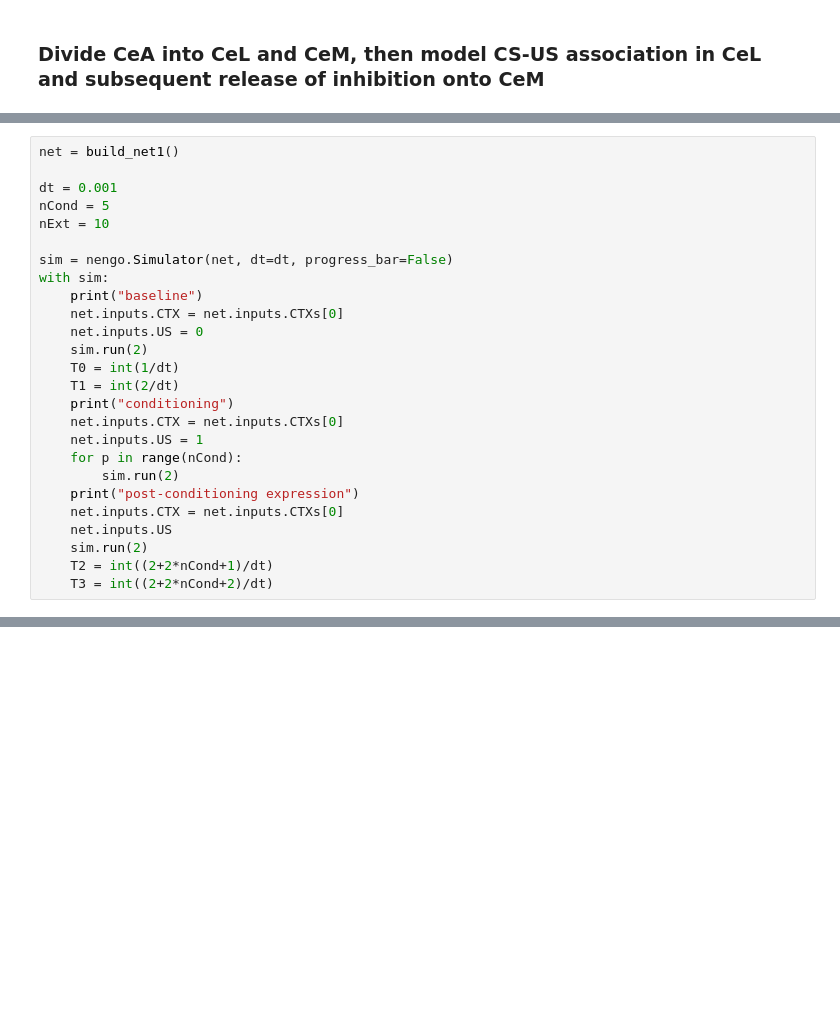
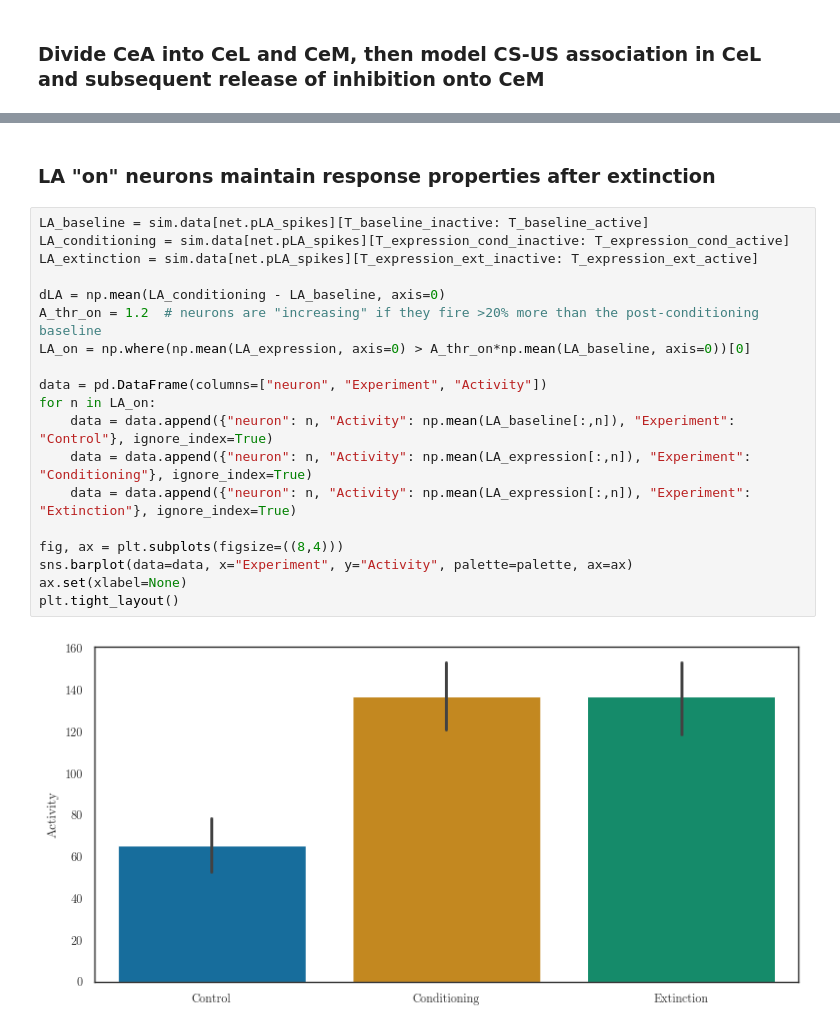
Before and after one commit to psipeter/amygdala, a Jupyter notebook: model2.ipynb, the cells around one changed output, grey strips where cells are left out. Drawn from its saved outputs; the diff is of its cells as text; blank space fills up the shorter version.

```diff
--- a/model2.ipynb
+++ b/model2.ipynb
@@ -614,26 +80,0 @@ plt.tight_layout()
-# %%
-net = build_net1()
-
-dt = 0.001
-nCond = 5
-nExt = 10
-
-sim = nengo.Simulator(net, dt=dt, progress_bar=False)
-with sim:
-    print("baseline")
-    net.inputs.CTX = net.inputs.CTXs[0]
-    net.inputs.US = 0
-    sim.run(2)
-    T0 = int(1/dt)
-    T1 = int(2/dt)
-    print("conditioning")
-    net.inputs.CTX = net.inputs.CTXs[0]
-    net.inputs.US = 1
-    for p in range(nCond):
-        sim.run(2)
-    print("post-conditioning expression")
-    net.inputs.CTX = net.inputs.CTXs[0]
-    net.inputs.US
-    sim.run(2)
-    T2 = int((2+2*nCond+1)/dt)
-    T3 = int((2+2*nCond+2)/dt)
@@ -692,0 +371,23 @@ plt.tight_layout()
+# %% [markdown]
+### LA "on" neurons maintain response properties after extinction
+# %%
+LA_baseline = sim.data[net.pLA_spikes][T_baseline_inactive: T_baseline_active]
+LA_conditioning = sim.data[net.pLA_spikes][T_expression_cond_inactive: T_expression_cond_active]
+LA_extinction = sim.data[net.pLA_spikes][T_expression_ext_inactive: T_expression_ext_active]
+
+dLA = np.mean(LA_conditioning - LA_baseline, axis=0)
+A_thr_on = 1.2  # neurons are "increasing" if they fire >20% more than the post-conditioning baseline
+LA_on = np.where(np.mean(LA_expression, axis=0) > A_thr_on*np.mean(LA_baseline, axis=0))[0]
+
+data = pd.DataFrame(columns=["neuron", "Experiment", "Activity"])
+for n in LA_on:
+    data = data.append({"neuron": n, "Activity": np.mean(LA_baseline[:,n]), "Experiment": "Control"}, ignore_index=True)
+    data = data.append({"neuron": n, "Activity": np.mean(LA_expression[:,n]), "Experiment": "Conditioning"}, ignore_index=True)
+    data = data.append({"neuron": n, "Activity": np.mean(LA_expression[:,n]), "Experiment": "Extinction"}, ignore_index=True)
+
+fig, ax = plt.subplots(figsize=((8,4)))
+sns.barplot(data=data, x="Experiment", y="Activity", palette=palette, ax=ax)
+ax.set(xlabel=None)
+plt.tight_layout()
+# %% [output]
+[figure, added]
```
Also changed, not shown: parts of 47 cells of this notebook, 3 other files.
